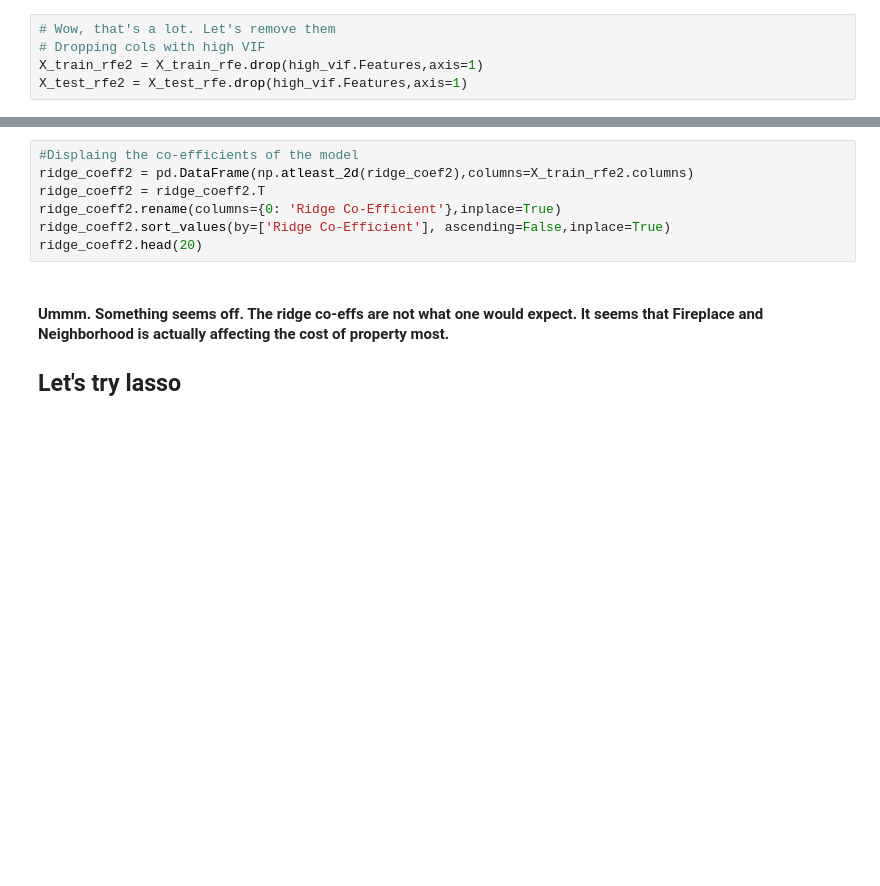
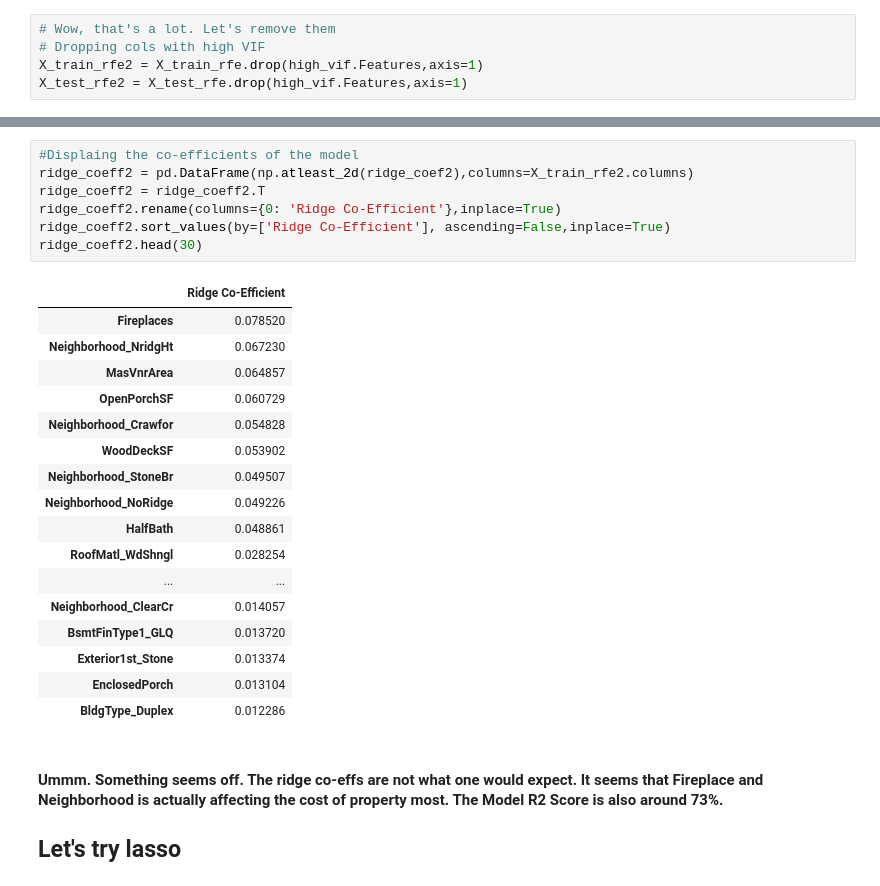
Before and after one commit to Priyesh17/advanced-regression-assign, a Jupyter notebook: advanced-regression.ipynb, the cells around one changed output, grey strips where cells are left out. Saved outputs shown, nothing was run; the diff lists cells and outputs as text; blank space fills up the shorter version.

```diff
--- a/advanced-regression.ipynb
+++ b/advanced-regression.ipynb
@@ -547,12 +573,30 @@ print('The MSE of the model on the test dataset for optimum alpha is', mean_squa
 # %%
 #Displaing the co-efficients of the model
 ridge_coeff2 = pd.DataFrame(np.atleast_2d(ridge_coef2),columns=X_train_rfe2.columns)
 ridge_coeff2 = ridge_coeff2.T
 ridge_coeff2.rename(columns={0: 'Ridge Co-Efficient'},inplace=True)
 ridge_coeff2.sort_values(by=['Ridge Co-Efficient'], ascending=False,inplace=True)
-ridge_coeff2.head(20)
+ridge_coeff2.head(30)
+# %% [output]
+|  | Ridge Co-Efficient |
+| Fireplaces | 0.078520 |
+| Neighborhood_NridgHt | 0.067230 |
+| MasVnrArea | 0.064857 |
+| OpenPorchSF | 0.060729 |
+| Neighborhood_Crawfor | 0.054828 |
+| WoodDeckSF | 0.053902 |
+| Neighborhood_StoneBr | 0.049507 |
+| Neighborhood_NoRidge | 0.049226 |
+| HalfBath | 0.048861 |
+| RoofMatl_WdShngl | 0.028254 |
+| ... | ... |
+| Neighborhood_ClearCr | 0.014057 |
+| BsmtFinType1_GLQ | 0.013720 |
+| Exterior1st_Stone | 0.013374 |
+| EnclosedPorch | 0.013104 |
+| BldgType_Duplex | 0.012286 |
 # %% [markdown]
-#### Ummm. Something seems off. The ridge co-effs are not what one would expect. It seems that Fireplace and Neighborhood is actually affecting the cost of property most.
+#### Ummm. Something seems off. The ridge co-effs are not what one would expect. It seems that Fireplace and Neighborhood is actually affecting the cost of property most. The Model R2 Score is also around 73%.
 
 ## Let's try lasso
 # %%
```
Also changed, not shown: parts of 17 cells of this notebook, 2 other files.
